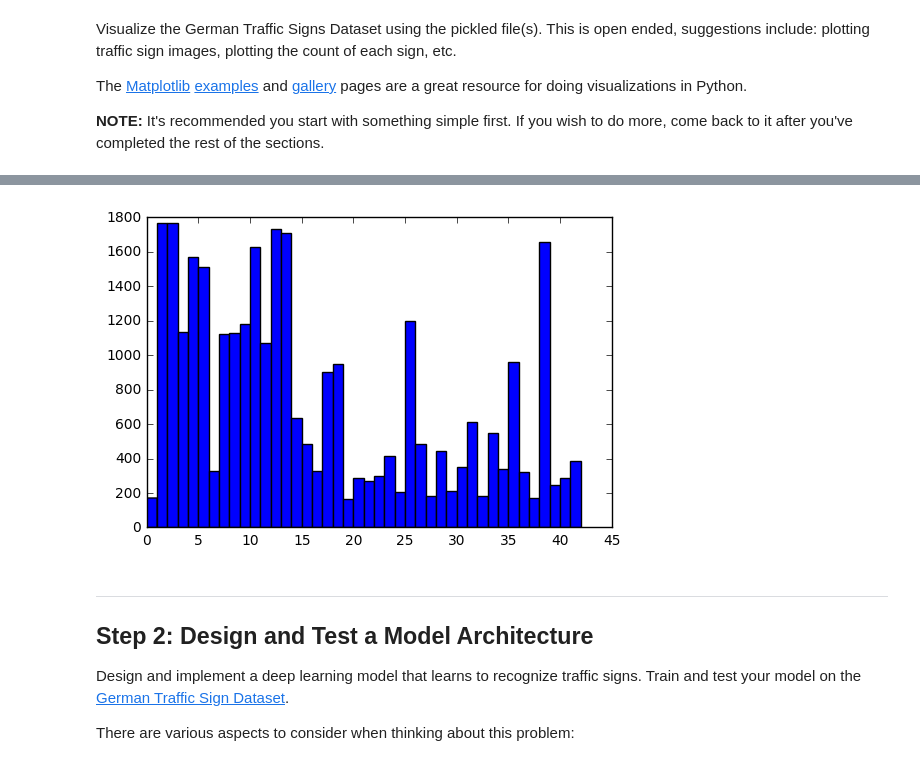
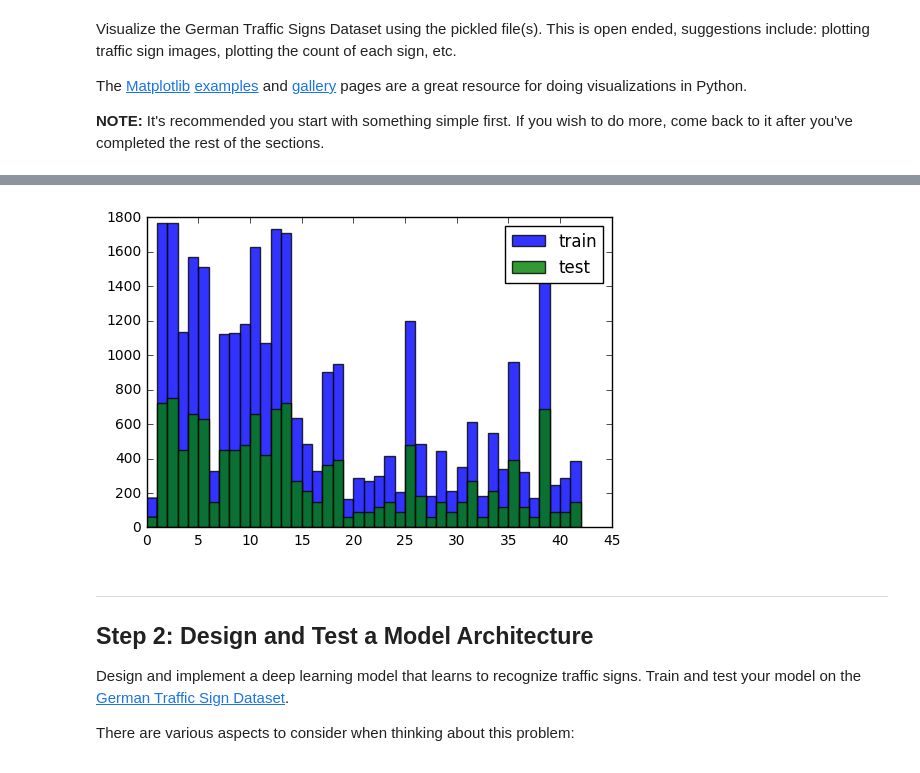
Before and after one commit to nmitsou/CarND-Traffic-Sign-Classifier-Project, a Jupyter notebook: Traffic_Sign_Classifier.ipynb, the cells around one changed output, grey strips where cells are left out. Cells and saved outputs as stored; diff of their text form; code cells hidden in the pictures.

```diff
--- a/Traffic_Sign_Classifier.ipynb
+++ b/Traffic_Sign_Classifier.ipynb
@@ -97,10 +97,12 @@ plt.imshow(image)
 # %%
 ### Unbalanced dataset
 import matplotlib.pyplot as plt
-plt.hist(y_train, list(range(0, n_classes)))
+plt.hist(y_train, list(range(0, n_classes)), alpha=0.8, label='train')
+plt.hist(y_test, list(range(0, n_classes)), alpha=0.8, label='test')
+plt.legend(loc='upper right')
 plt.show()
 # %% [output]
-[figure, old version]
+[figure, new version]
 # %% [markdown]
 ----
 
```
Also changed, not shown: parts of 13 cells of this notebook.
